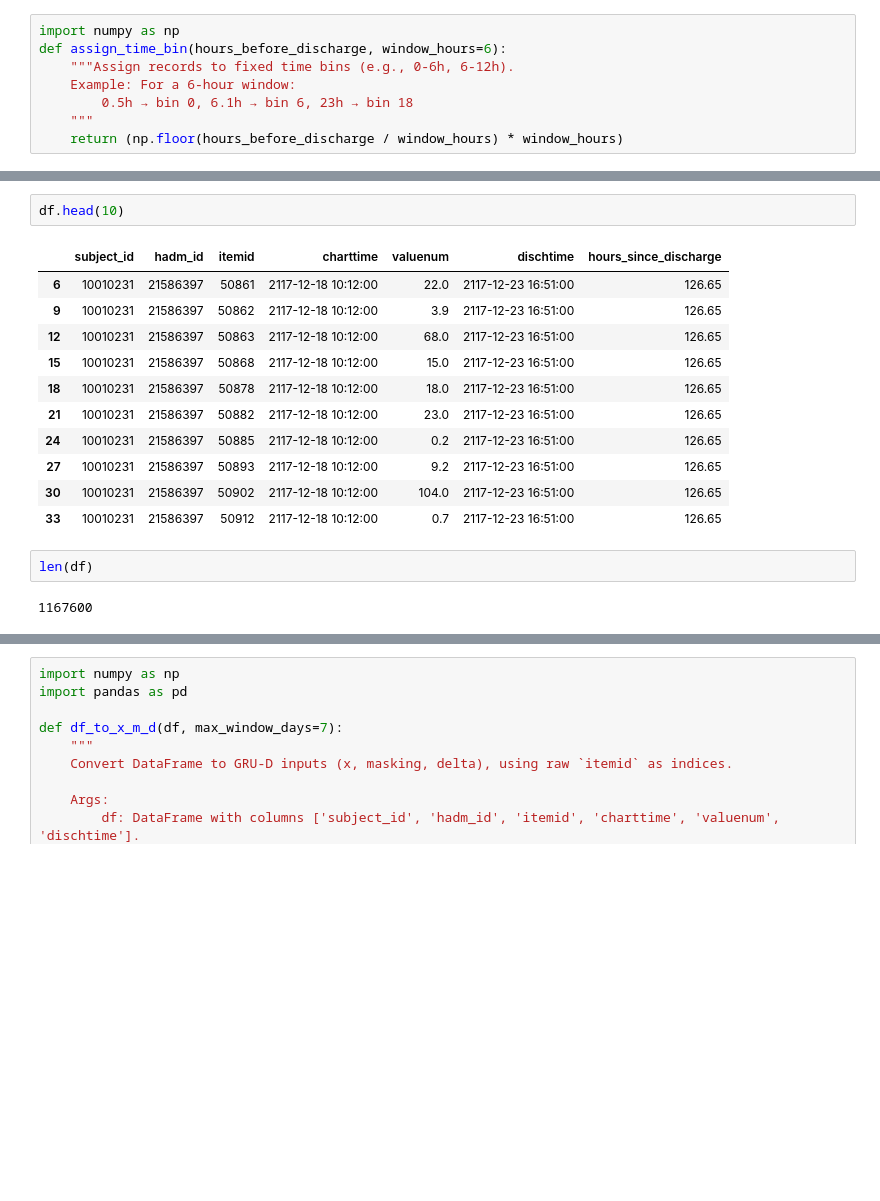
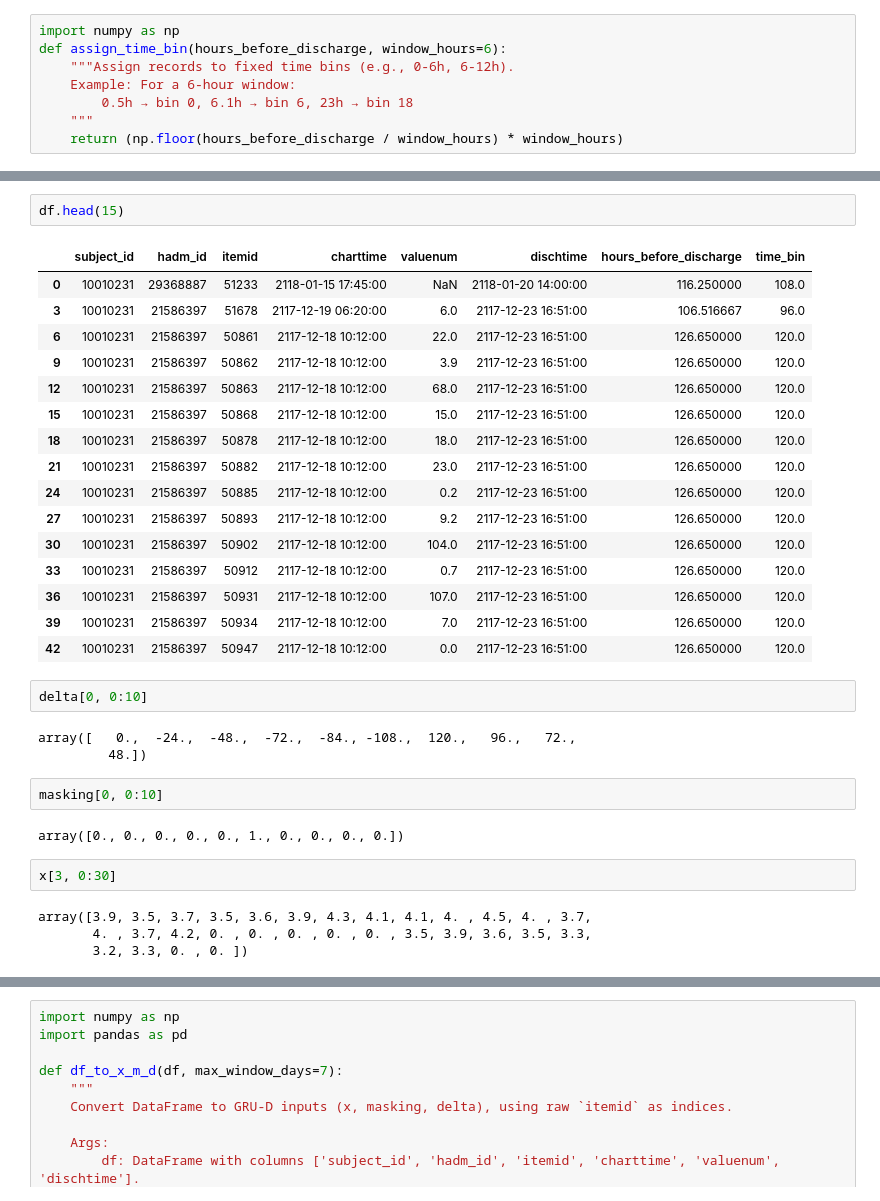
Before and after one commit to Crazz-Zaac/informative-missingness, a Jupyter notebook: project/notebooks/exp_2025.ipynb, the cells around one changed output, grey strips where cells are left out. Saved outputs shown, nothing was run; the diff lists cells and outputs as text; blank space fills up the shorter version.

```diff
--- a/project/notebooks/exp_2025.ipynb
+++ b/project/notebooks/exp_2025.ipynb
@@ -410,21 +431,37 @@ for i in range(1, n_timesteps):
 # %%
-df.head(10)
+df.head(15)
 # %% [output]
-|  | subject_id | hadm_id | itemid | charttime | valuenum | dischtime | hours_since_discharge |
-| 6 | 10010231 | 21586397 | 50861 | 2117-12-18 10:12:00 | 22.0 | 2117-12-23 16:51:00 | 126.65 |
-| 9 | 10010231 | 21586397 | 50862 | 2117-12-18 10:12:00 | 3.9 | 2117-12-23 16:51:00 | 126.65 |
-| 12 | 10010231 | 21586397 | 50863 | 2117-12-18 10:12:00 | 68.0 | 2117-12-23 16:51:00 | 126.65 |
-| 15 | 10010231 | 21586397 | 50868 | 2117-12-18 10:12:00 | 15.0 | 2117-12-23 16:51:00 | 126.65 |
-| 18 | 10010231 | 21586397 | 50878 | 2117-12-18 10:12:00 | 18.0 | 2117-12-23 16:51:00 | 126.65 |
-| 21 | 10010231 | 21586397 | 50882 | 2117-12-18 10:12:00 | 23.0 | 2117-12-23 16:51:00 | 126.65 |
-| 24 | 10010231 | 21586397 | 50885 | 2117-12-18 10:12:00 | 0.2 | 2117-12-23 16:51:00 | 126.65 |
-| 27 | 10010231 | 21586397 | 50893 | 2117-12-18 10:12:00 | 9.2 | 2117-12-23 16:51:00 | 126.65 |
-| 30 | 10010231 | 21586397 | 50902 | 2117-12-18 10:12:00 | 104.0 | 2117-12-23 16:51:00 | 126.65 |
-| 33 | 10010231 | 21586397 | 50912 | 2117-12-18 10:12:00 | 0.7 | 2117-12-23 16:51:00 | 126.65 |
+|  | subject_id | hadm_id | itemid | charttime | valuenum | dischtime | hours_before_discharge | time_bin |
+| 0 | 10010231 | 29368887 | 51233 | 2118-01-15 17:45:00 | NaN | 2118-01-20 14:00:00 | 116.250000 | 108.0 |
+| 3 | 10010231 | 21586397 | 51678 | 2117-12-19 06:20:00 | 6.0 | 2117-12-23 16:51:00 | 106.516667 | 96.0 |
+| 6 | 10010231 | 21586397 | 50861 | 2117-12-18 10:12:00 | 22.0 | 2117-12-23 16:51:00 | 126.650000 | 120.0 |
+| 9 | 10010231 | 21586397 | 50862 | 2117-12-18 10:12:00 | 3.9 | 2117-12-23 16:51:00 | 126.650000 | 120.0 |
+| 12 | 10010231 | 21586397 | 50863 | 2117-12-18 10:12:00 | 68.0 | 2117-12-23 16:51:00 | 126.650000 | 120.0 |
+| 15 | 10010231 | 21586397 | 50868 | 2117-12-18 10:12:00 | 15.0 | 2117-12-23 16:51:00 | 126.650000 | 120.0 |
+| 18 | 10010231 | 21586397 | 50878 | 2117-12-18 10:12:00 | 18.0 | 2117-12-23 16:51:00 | 126.650000 | 120.0 |
+| 21 | 10010231 | 21586397 | 50882 | 2117-12-18 10:12:00 | 23.0 | 2117-12-23 16:51:00 | 126.650000 | 120.0 |
+| 24 | 10010231 | 21586397 | 50885 | 2117-12-18 10:12:00 | 0.2 | 2117-12-23 16:51:00 | 126.650000 | 120.0 |
+| 27 | 10010231 | 21586397 | 50893 | 2117-12-18 10:12:00 | 9.2 | 2117-12-23 16:51:00 | 126.650000 | 120.0 |
+| 30 | 10010231 | 21586397 | 50902 | 2117-12-18 10:12:00 | 104.0 | 2117-12-23 16:51:00 | 126.650000 | 120.0 |
+| 33 | 10010231 | 21586397 | 50912 | 2117-12-18 10:12:00 | 0.7 | 2117-12-23 16:51:00 | 126.650000 | 120.0 |
+| 36 | 10010231 | 21586397 | 50931 | 2117-12-18 10:12:00 | 107.0 | 2117-12-23 16:51:00 | 126.650000 | 120.0 |
+| 39 | 10010231 | 21586397 | 50934 | 2117-12-18 10:12:00 | 7.0 | 2117-12-23 16:51:00 | 126.650000 | 120.0 |
+| 42 | 10010231 | 21586397 | 50947 | 2117-12-18 10:12:00 | 0.0 | 2117-12-23 16:51:00 | 126.650000 | 120.0 |
-# %%
-len(df)
-# %% [output]
-1167600
+# %%
+delta[0, 0:10]
+# %% [output]
+array([   0.,  -24.,  -48.,  -72.,  -84., -108.,  120.,   96.,   72.,
+         48.])
+# %%
+masking[0, 0:10]
+# %% [output]
+array([0., 0., 0., 0., 0., 1., 0., 0., 0., 0.])
+# %%
+x[3, 0:30]
+# %% [output]
+array([3.9, 3.5, 3.7, 3.5, 3.6, 3.9, 4.3, 4.1, 4.1, 4. , 4.5, 4. , 3.7,
+       4. , 3.7, 4.2, 0. , 0. , 0. , 0. , 0. , 3.5, 3.9, 3.6, 3.5, 3.3,
+       3.2, 3.3, 0. , 0. ])
 # %%
 x.shape, masking.shape, delta.shape, timestamps.shape
 # %% [output]
```
Also changed, not shown: parts of 4 cells of this notebook.
